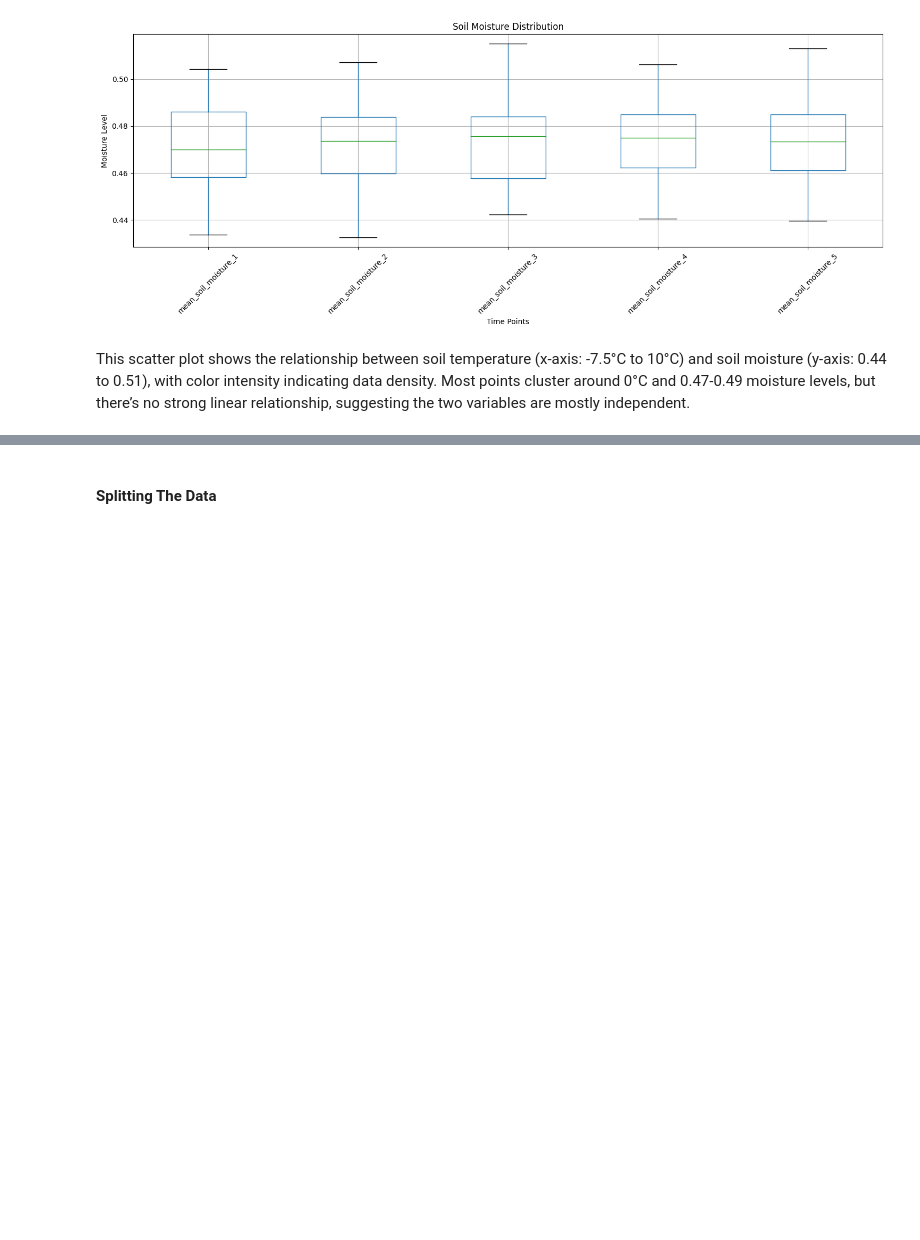
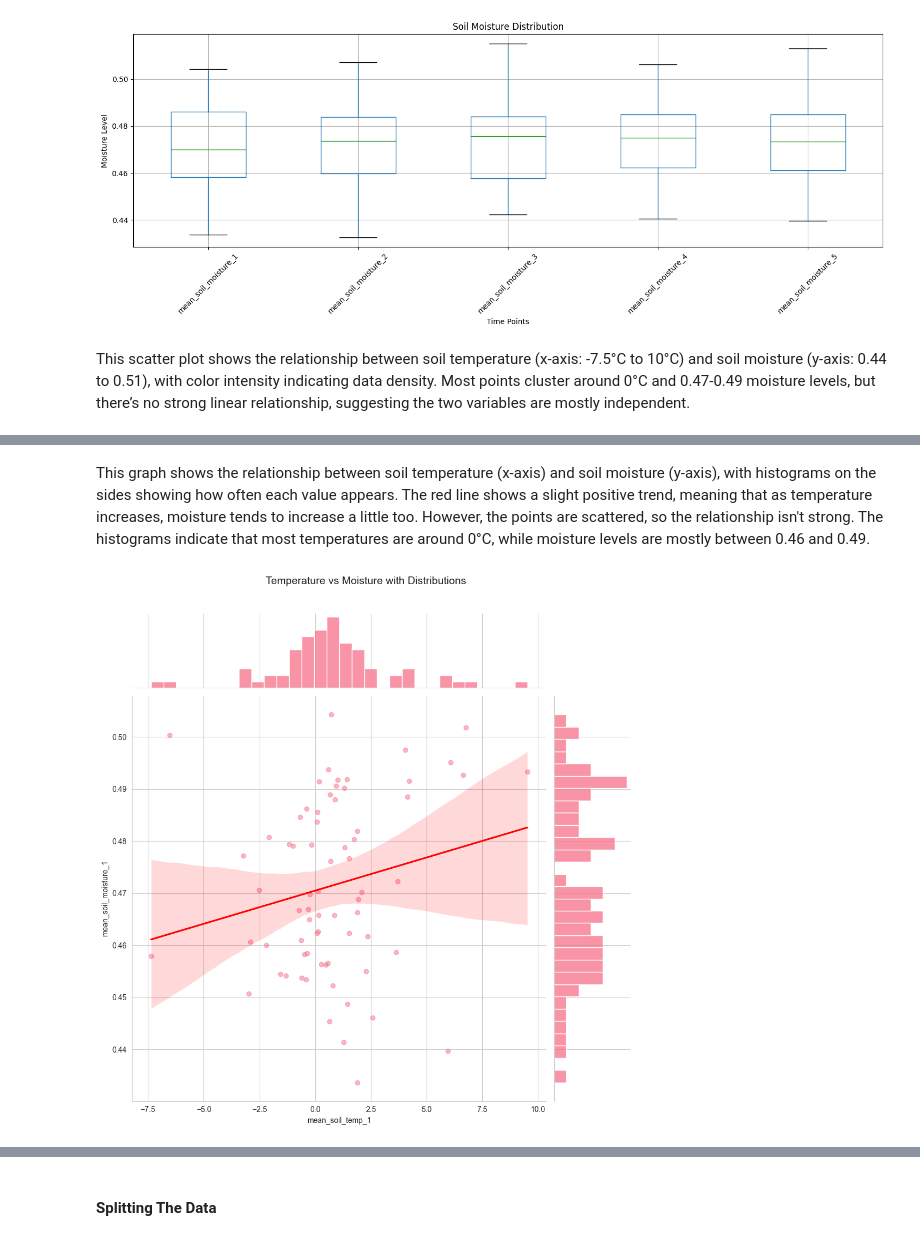
Before and after one commit to FranThe3rd/Spring-Predictor-ML, a Jupyter notebook: SpringPredictor.ipynb, the cells around one changed output, grey strips where cells are left out. Drawn from its saved outputs; the diff is of its cells as text; code cells hidden in the pictures; blank space fills up the shorter version.

```diff
--- a/SpringPredictor.ipynb
+++ b/SpringPredictor.ipynb
@@ -309,0 +351,15 @@ plt.show()
+# %% [markdown]
+This graph shows the relationship between soil temperature (x-axis) and soil moisture (y-axis), with histograms on the sides showing how often each value appears. The red line shows a slight positive trend, meaning that as temperature increases, moisture tends to increase a little too. However, the points are scattered, so the relationship isn't strong. The histograms indicate that most temperatures are around 0°C, while moisture levels are mostly between 0.46 and 0.49.
+# %%
+g = sns.JointGrid(data=data,
+                  x=soil_temp_cols[0],
+                  y=moisture_cols[0],
+                  height=10)
+g = g.plot_joint(sns.regplot,
+                 scatter_kws={'alpha':0.5},
+                 line_kws={'color': 'red'})
+g = g.plot_marginals(sns.histplot, bins=30)
+g.fig.suptitle('Temperature vs Moisture with Distributions', y=1.02, fontsize=14)
+plt.tight_layout()
+# %% [output]
+[figure, added]
```
Also changed, not shown: parts of 8 cells of this notebook.
